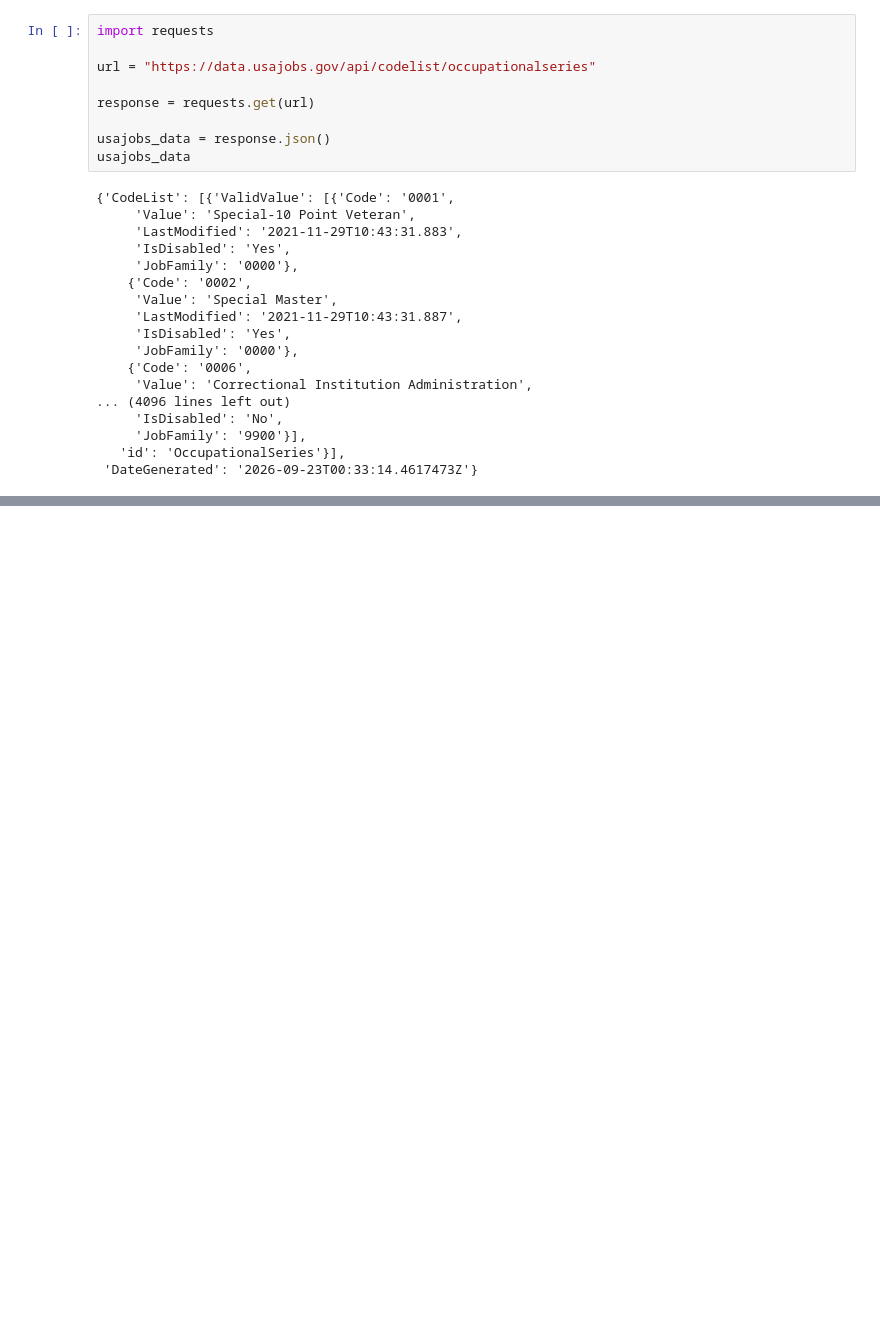
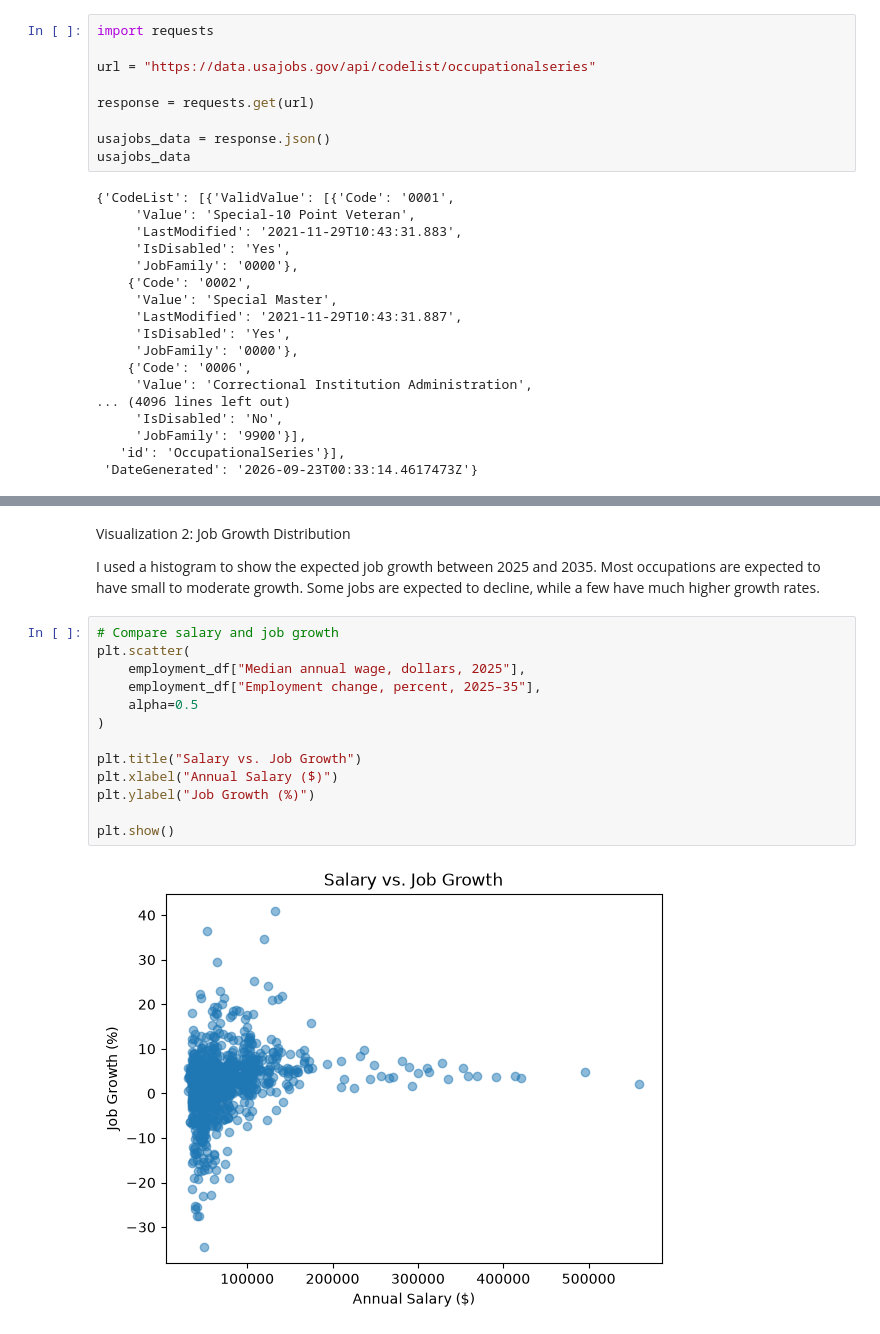
Before and after one commit to IT4063C-Fall2026/data-tech-analytics-final-project-tymis123, a Jupyter notebook: source.ipynb, the cells around one changed output, grey strips where cells are left out. Saved outputs shown, nothing was run; the diff lists cells and outputs as text; blank space fills up the shorter version.

```diff
--- a/source.ipynb
+++ b/source.ipynb
@@ -86,0 +311,19 @@ usajobs_data
+# %% [markdown]
+Visualization 2: Job Growth Distribution
+
+I used a histogram to show the expected job growth between 2025 and 2035. Most occupations are expected to have small to moderate growth. Some jobs are expected to decline, while a few have much higher growth rates.
+# %%
+# Compare salary and job growth
+plt.scatter(
+    employment_df["Median annual wage, dollars, 2025"],
+    employment_df["Employment change, percent, 2025–35"],
+    alpha=0.5
+)
+
+plt.title("Salary vs. Job Growth")
+plt.xlabel("Annual Salary ($)")
+plt.ylabel("Job Growth (%)")
+
+plt.show()
+# %% [output]
+[figure, added]
```
Also changed, not shown: parts of 32 cells of this notebook, 1 other file.
